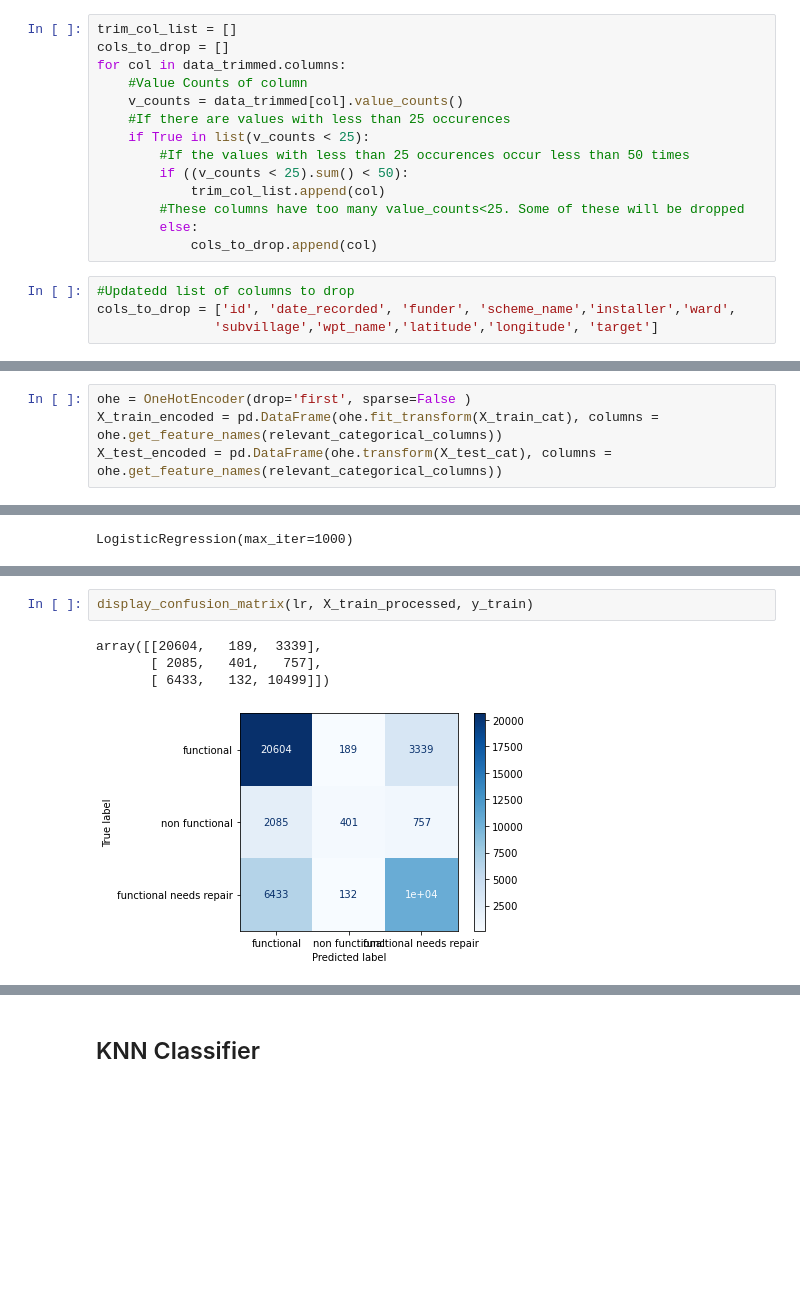
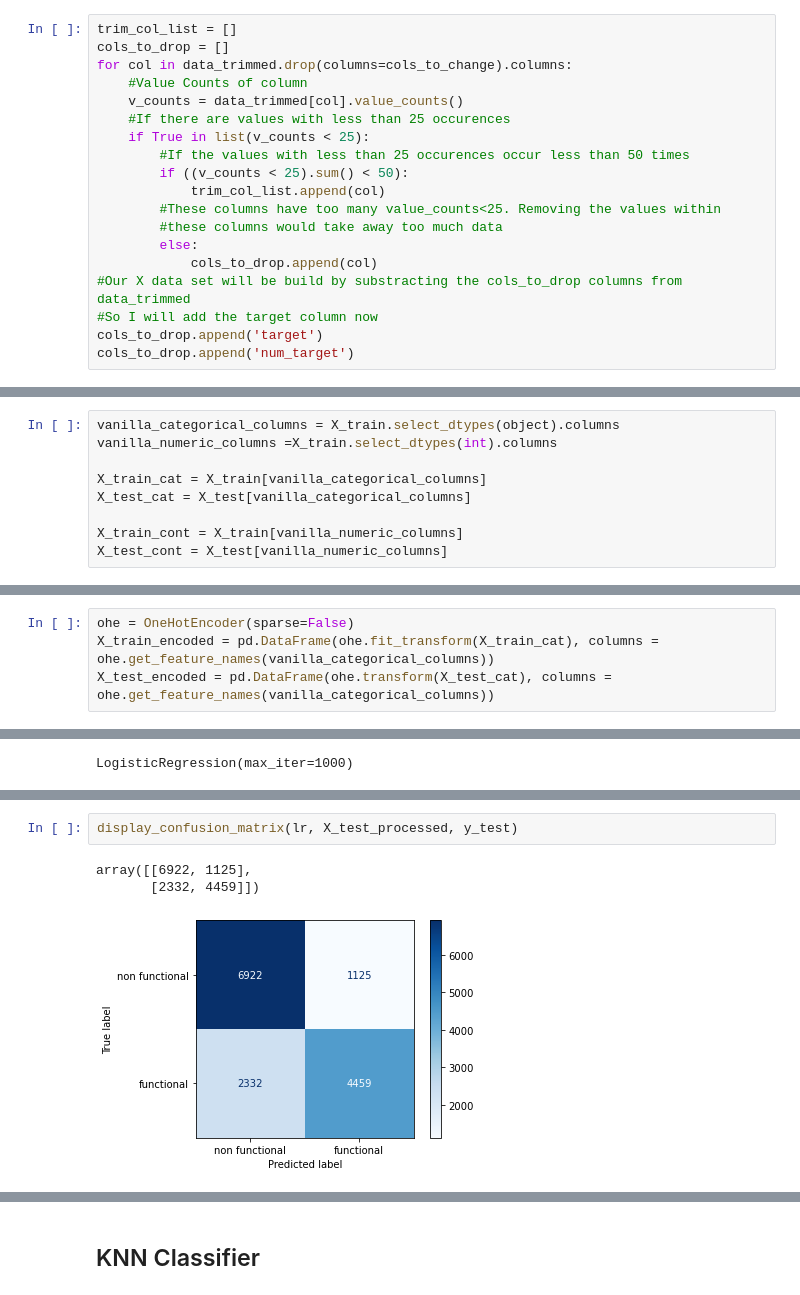
Before and after one commit to Eucalyptusss/Project_3, a Jupyter notebook: Notebook.ipynb, the cells around one changed output, grey strips where cells are left out. Cells and saved outputs as stored; diff of their text form; blank space fills up the shorter version.

```diff
--- a/Notebook.ipynb
+++ b/Notebook.ipynb
@@ -377,7 +589,7 @@ for col in cols_to_change:
 # %%
 trim_col_list = []
 cols_to_drop = []
-for col in data_trimmed.columns:
+for col in data_trimmed.drop(columns=cols_to_change).columns:
     #Value Counts of column
     v_counts = data_trimmed[col].value_counts()
     #If there are values with less than 25 occurences
@@ -385,10 +597,11 @@ for col in data_trimmed.columns:
         #If the values with less than 25 occurences occur less than 50 times
         if ((v_counts < 25).sum() < 50):
             trim_col_list.append(col)
-        #These columns have too many value_counts<25. Some of these will be dropped
+        #These columns have too many value_counts<25. Removing the values within
+        #these columns would take away too much data
         else:
             cols_to_drop.append(col)
+#Our X data set will be build by substracting the cols_to_drop columns from data_trimmed
+#So I will add the target column now
+cols_to_drop.append('target')
+cols_to_drop.append('num_target')
-# %%
-#Updatedd list of columns to drop
-cols_to_drop = ['id', 'date_recorded', 'funder', 'scheme_name','installer','ward',
-               'subvillage','wpt_name','latitude','longitude', 'target']
@@ -439,9 +658,18 @@ X_test_cont = X_test[relevant_numeric_columns]
+# %%
+vanilla_categorical_columns = X_train.select_dtypes(object).columns
+vanilla_numeric_columns =X_train.select_dtypes(int).columns
+
+X_train_cat = X_train[vanilla_categorical_columns]
+X_test_cat = X_test[vanilla_categorical_columns]
+
+X_train_cont = X_train[vanilla_numeric_columns]
+X_test_cont = X_test[vanilla_numeric_columns]
 # %% [markdown]
 # OHE
 # %%
-ohe = OneHotEncoder(drop='first', sparse=False )
-X_train_encoded = pd.DataFrame(ohe.fit_transform(X_train_cat), columns = ohe.get_feature_names(relevant_categorical_columns))
-X_test_encoded = pd.DataFrame(ohe.transform(X_test_cat), columns = ohe.get_feature_names(relevant_categorical_columns))
+ohe = OneHotEncoder(sparse=False)
+X_train_encoded = pd.DataFrame(ohe.fit_transform(X_train_cat), columns = ohe.get_feature_names(vanilla_categorical_columns))
+X_test_encoded = pd.DataFrame(ohe.transform(X_test_cat), columns = ohe.get_feature_names(vanilla_categorical_columns))
 # %% [markdown]
 # Scale
 # %%
@@ -471,7 +714,6 @@ Test score: 0.7031887134364387
 # %%
-display_confusion_matrix(lr, X_train_processed, y_train)
+display_confusion_matrix(lr, X_test_processed, y_test)
 # %% [output]
-array([[20604,   189,  3339],
-       [ 2085,   401,   757],
-       [ 6433,   132, 10499]])
+array([[6922, 1125],
+       [2332, 4459]])
-[figure, old version]
+[figure, new version]
```
Also changed, not shown: parts of 200 cells of this notebook.
